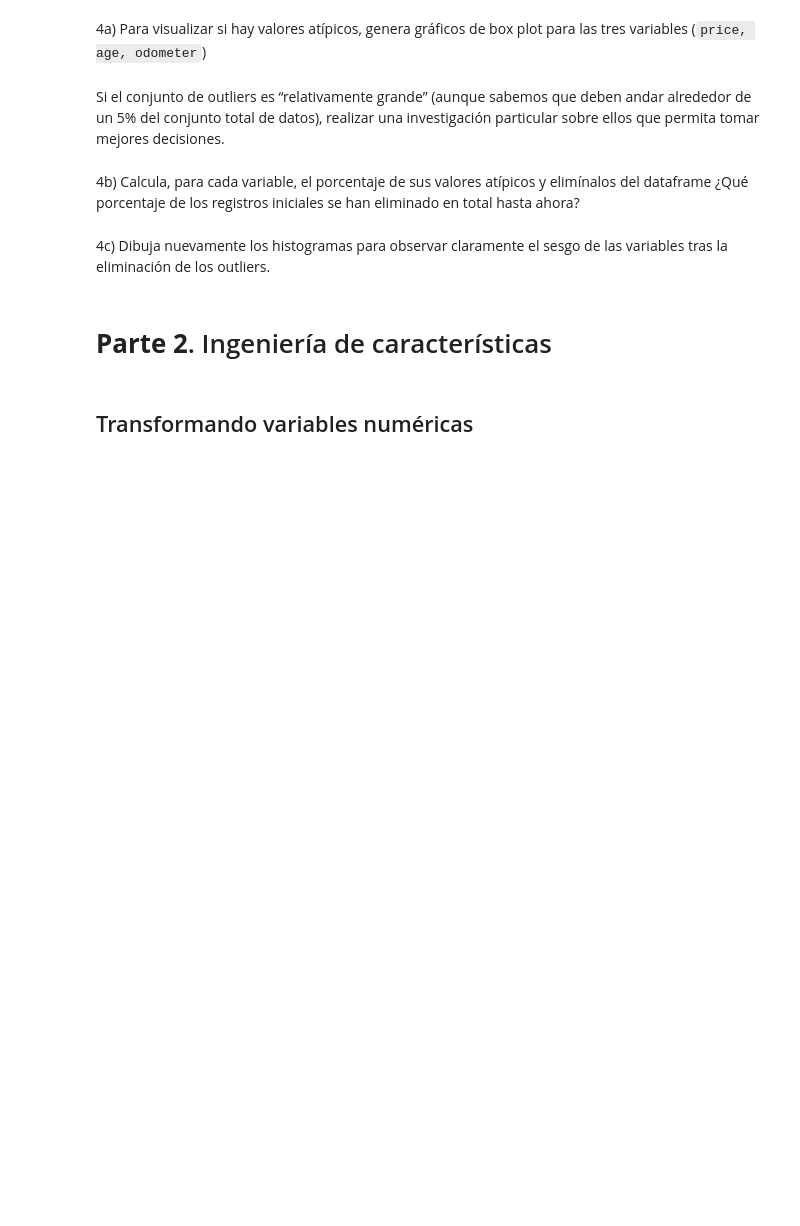
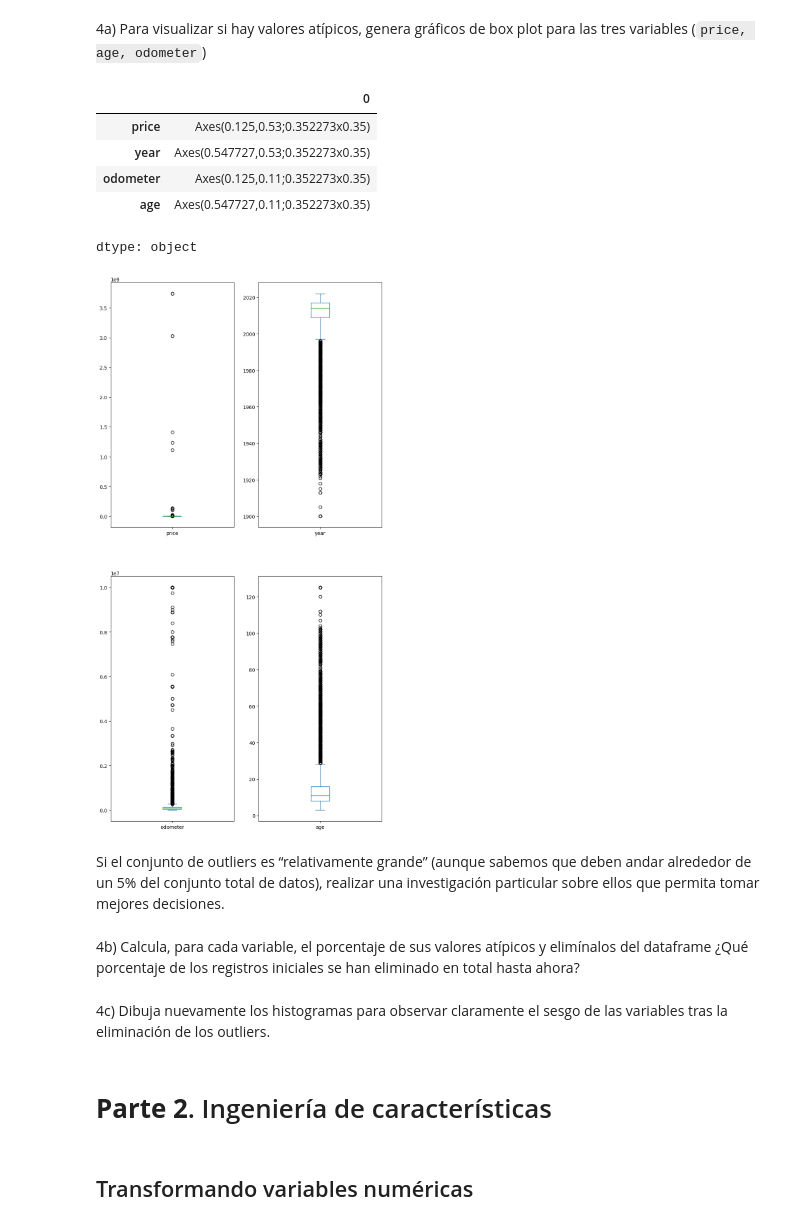
Before and after one commit to AngelBriFi/Tareas_Equipo_02, a Jupyter notebook: Actividad6FE.ipynb, the cells around one changed output. Cells and saved outputs as stored; diff of their text form; code cells hidden in the pictures; blank space fills up the shorter version.

```diff
--- a/Actividad6FE.ipynb
+++ b/Actividad6FE.ipynb
@@ -158,2 +197,8 @@ dtype: float64
 # %% [markdown]
 3b) Añade la columna `age`, calculada a partir de `year`, para determinar los años del vehículo y una vez obtenida, elimina la columna `year`. Genera el histograma de la nueva variable.
+# %%
+sAge = 2025 - cars_df['year']
+sAge.name = 'age'
+cars_df = pd.concat((cars_df,sAge),axis=1)
+cars_df.drop(columns='year')
+cars_df
@@ -160,5 +219,15 @@ dtype: float64
 # %% [markdown]
 4a) Para visualizar si hay valores atípicos, genera gráficos de box plot para las tres variables (`price, age, odometer`)
+# %%
+cars_df.plot(kind ='box',subplots=True, layout=(2,2),figsize=(10, 20))
+# %% [output]
+|  | 0 |
+| price | Axes(0.125,0.53;0.352273x0.35) |
+| year | Axes(0.547727,0.53;0.352273x0.35) |
+| odometer | Axes(0.125,0.11;0.352273x0.35) |
+| age | Axes(0.547727,0.11;0.352273x0.35) |
+dtype: object
+[figure, added]
 # %% [markdown]
 Si el conjunto de outliers es “relativamente grande” (aunque sabemos que deben andar alrededor de un 5% del conjunto total de datos), realizar una investigación particular sobre ellos que permita tomar mejores decisiones.
 # %% [markdown]
```
Also changed, not shown: parts of 5 cells of this notebook.
